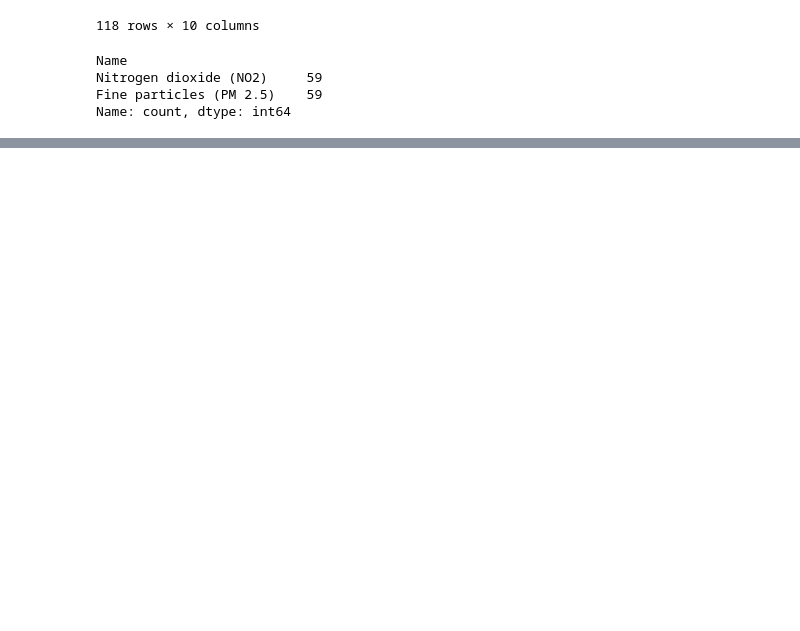
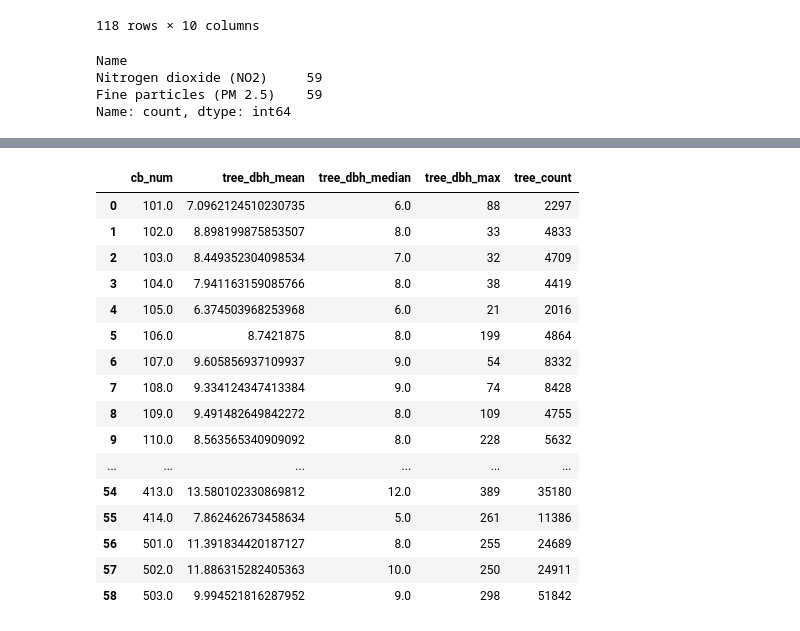
Before and after one commit to Angela-Rene/Trees_in_NYC, a Jupyter notebook: air_quality.ipynb, the cells around one changed output, grey strips where cells are left out. Cells and saved outputs as stored; diff of their text form; code cells hidden in the pictures; blank space fills up the shorter version.

```diff
--- a/air_quality.ipynb
+++ b/air_quality.ipynb
@@ -309,3 +309,6 @@ Name
 Nitrogen dioxide (NO2)     59
 Fine particles (PM 2.5)    59
 Name: count, dtype: int64
+# %%
+tree_agg = pd.read_csv("tree_summary_by_cb.csv")
+tree_agg.head()
@@ -311,0 +322,22 @@ Name: count, dtype: int64
+# %%
+tree_agg.rename(columns={"tree_dbh": "tree_dbh_mean", "tree_dbh.1": "tree_dbh_median", "tree_dbh.2": "tree_dbh_max", "tree_id": "tree_count"}, inplace=True)
+tree_agg = tree_agg.drop(index=0).reset_index(drop=True)
+tree_agg
+# %% [output]
+|  | cb_num | tree_dbh_mean | tree_dbh_median | tree_dbh_max | tree_count |
+| 0 | 101.0 | 7.0962124510230735 | 6.0 | 88 | 2297 |
+| 1 | 102.0 | 8.898199875853507 | 8.0 | 33 | 4833 |
+| 2 | 103.0 | 8.449352304098534 | 7.0 | 32 | 4709 |
+| 3 | 104.0 | 7.941163159085766 | 8.0 | 38 | 4419 |
+| 4 | 105.0 | 6.374503968253968 | 6.0 | 21 | 2016 |
+| 5 | 106.0 | 8.7421875 | 8.0 | 199 | 4864 |
+| 6 | 107.0 | 9.605856937109937 | 9.0 | 54 | 8332 |
+| 7 | 108.0 | 9.334124347413384 | 9.0 | 74 | 8428 |
+| 8 | 109.0 | 9.491482649842272 | 8.0 | 109 | 4755 |
+| 9 | 110.0 | 8.563565340909092 | 8.0 | 228 | 5632 |
+| ... | ... | ... | ... | ... | ... |
+| 54 | 413.0 | 13.580102330869812 | 12.0 | 389 | 35180 |
+| 55 | 414.0 | 7.862462673458634 | 5.0 | 261 | 11386 |
+| 56 | 501.0 | 11.391834420187127 | 8.0 | 255 | 24689 |
+| 57 | 502.0 | 11.886315282405363 | 10.0 | 250 | 24911 |
+| 58 | 503.0 | 9.994521816287952 | 9.0 | 298 | 51842 |
```
Also changed, not shown: parts of 3 cells of this notebook, 2 other files.
